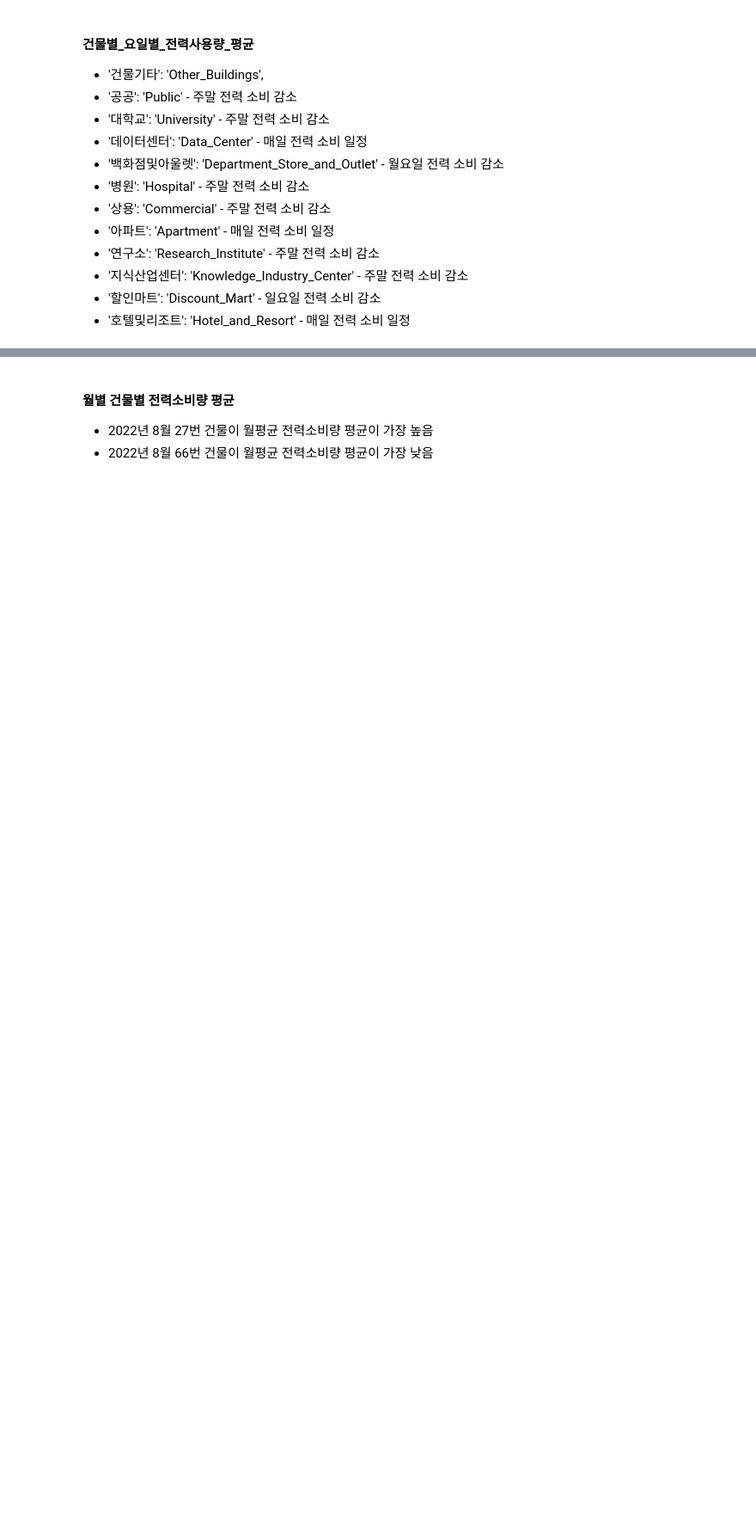
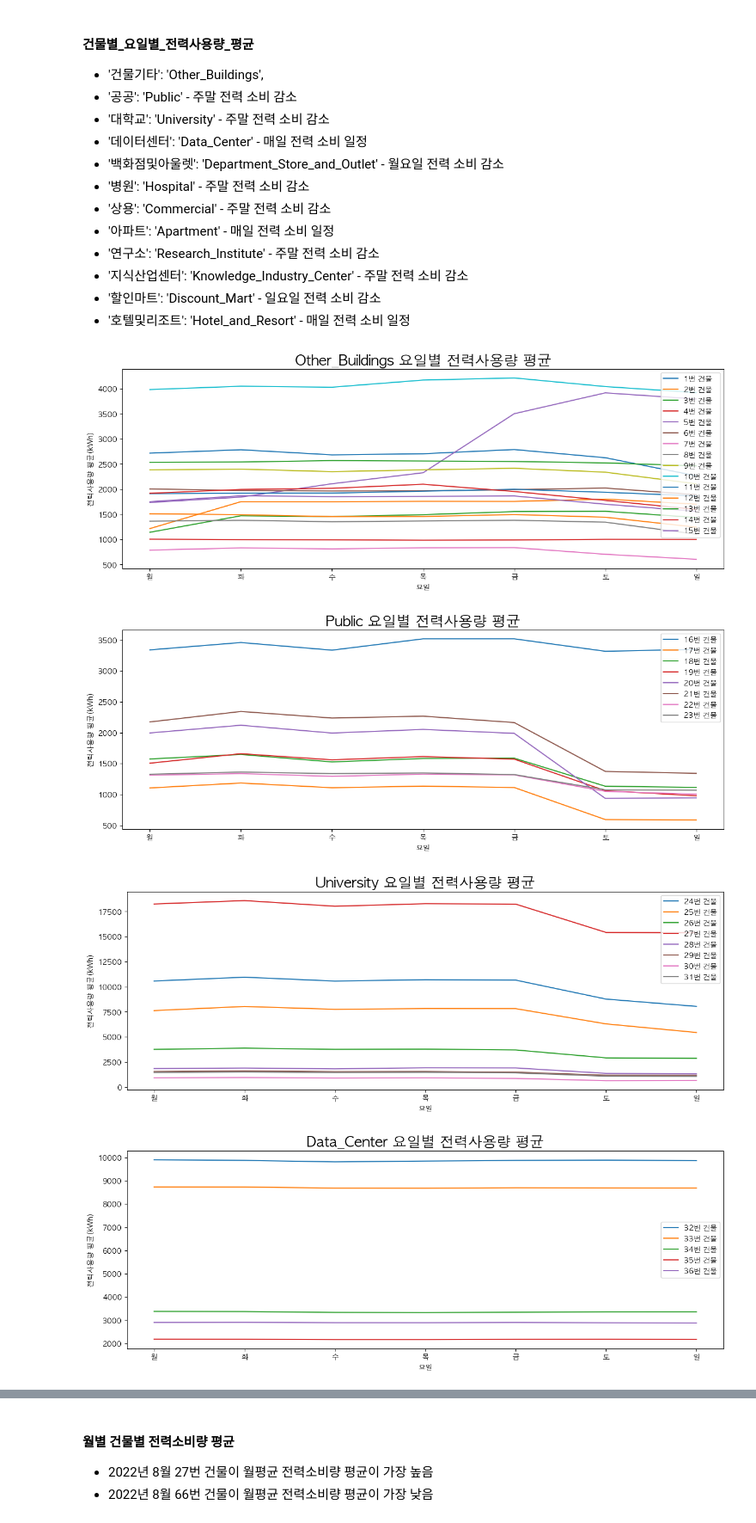
Before and after one commit to zivary/ABBA_test, a Jupyter notebook: ABBA_test-main/ABBA_test_EDA.ipynb, the cells around one changed output, grey strips where cells are left out. Shown at 86% size. Saved outputs shown, nothing was run; the diff lists cells and outputs as text; code cells hidden in the pictures; blank space fills up the shorter version.

```diff
--- a/ABBA_test-main/ABBA_test_EDA.ipynb
+++ b/ABBA_test-main/ABBA_test_EDA.ipynb
@@ -465,24 +1061,0 @@ plt.show()
-# %%
-train_df = train_df.merge(building_info[['building_number', 'building_type']], on='building_number')
-Public_Group = train_df.groupby('building_type').get_group('Public')
-
-# 20번 건물을 제외한 Public 타입 건물 크룹 생성
-Public_Group_drop_20 = Public_Group.drop(Public_Group[Public_Group['building_number']==20].index)
-display(Public_Group_drop_20)
-# Public 건물의 일별 전력 소비량 평군
-Mean_Public_drop_20_Day = Public_Group_drop_20.groupby('day_of_year').power_consumption.mean()
-
-plt.figure(figsize=(10, 3))
-plt.plot(Mean_Public_drop_20_Day.index, Mean_Public_drop_20_Day.values)
-plt.title('20번 건물을 제외한 Public 건물의 일별 전력사용량 평균', size=20)
-plt.show()
-
-# Public 20번 건물의 일별 전력 소비량 평군
-Mean_Public_20_Day = Public_Group.groupby(by=['building_number', 'day_of_year']).power_consumption.mean()
-Mean_Public_20_Day = Mean_Public_20_Day.reset_index()
-Mean_Public_20_Day = Mean_Public_20_Day.groupby('building_number').get_group(20)
-
-plt.figure(figsize=(10, 3))
-plt.plot(Mean_Public_20_Day.index, Mean_Public_20_Day.power_consumption)
-plt.title('Public 20번 건물의 일별 전력 소비량 평군', size=20)
-plt.show()
@@ -554,22 +1227,27 @@ plt.show()
 - '할인마트': 'Discount_Mart' - 일요일 전력 소비 감소
 - '호텔및리조트': 'Hotel_and_Resort' - 매일 전력 소비 일정
 # %%
-건물별_요일별_전력사용량_평균 = train_df.groupby(['building_number','building_type','day_of_week', ])
+건물별_요일별_전력사용량_평균 = train_df.groupby(['building_number','building_type','day_of_week'])
 건물별_요일별_전력사용량_평균 = 건물별_요일별_전력사용량_평균.power_consumption.mean()
 
 건물별_요일별_전력사용량_평균 = 건물별_요일별_전력사용량_평균.reset_index()
 building_type_list = building_info.building_type.unique()
 요일 = ['월', '화', '수', '목', '금', '토', '일']
 
 건물별_요일별_전력사용량_평균 = 건물별_요일별_전력사용량_평균.groupby('building_number')
 건물별_요일별_전력사용량_평균.get_group(1)
 for i in building_type_list:
     plt.figure(figsize=(15, 5))
     for j in range(1,101):
         if 건물별_요일별_전력사용량_평균.get_group(j).building_type.unique() == i:
             plt.plot(요일, 건물별_요일별_전력사용량_평균.get_group(j).power_consumption, label=f"{j}번 건물")
     plt.title(f'{i} 요일별 전력사용량 평균', size=20)
     plt.xlabel(f'요일')
     plt.ylabel(f'전력사용량 평균(kWh)')
     plt.legend()
     plt.show()
+# %% [output]
+[figure, added]
+[figure, added]
+[figure, added]
+[figure, added]
```
Also changed, not shown: parts of 74 cells of this notebook, 10 other files.
